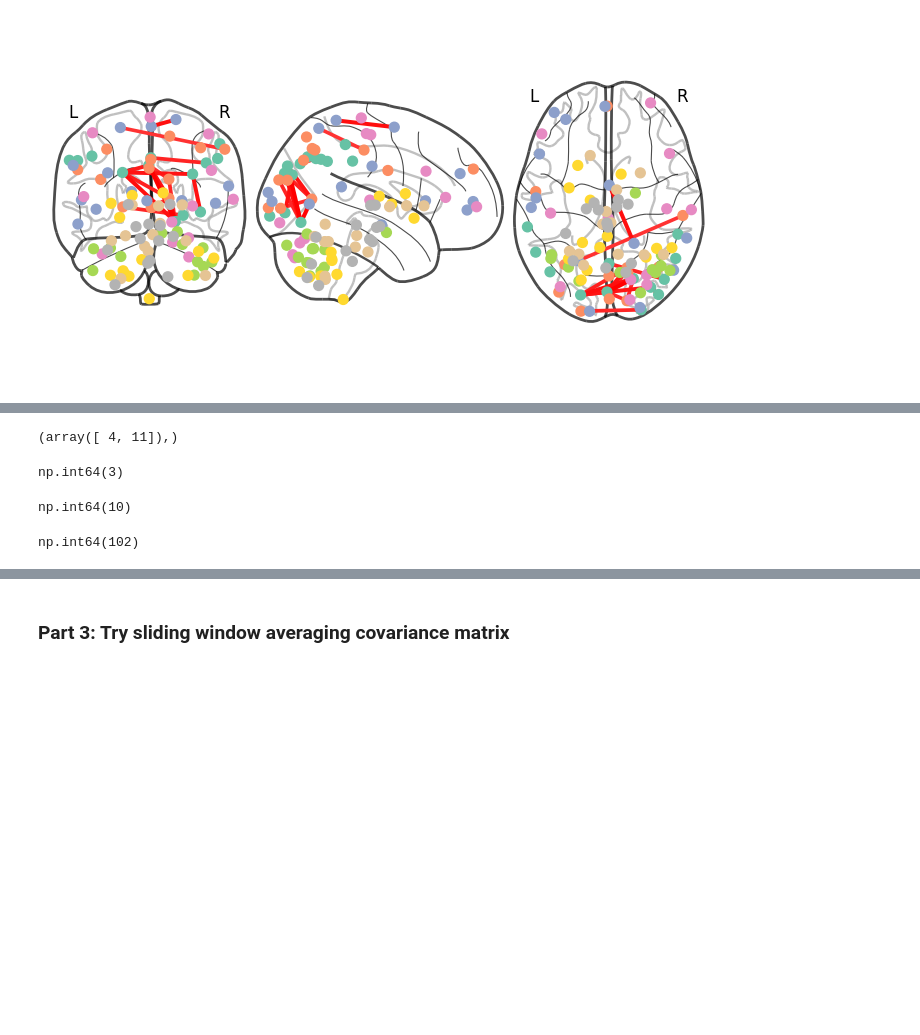
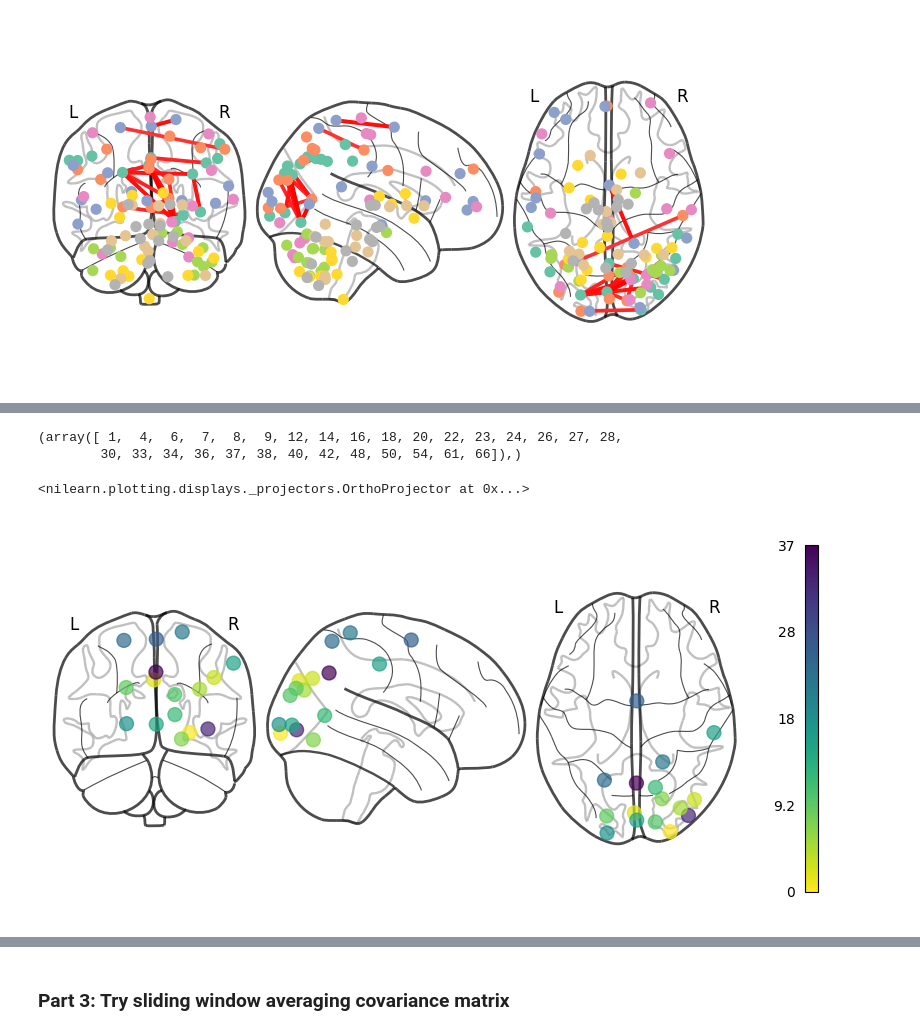
Before and after one commit to vickyli1015/DSC180-Functional-Connectivity-Project, a Jupyter notebook: anastasiya.ipynb, the cells around one changed output, grey strips where cells are left out. Cells and saved outputs as stored; diff of their text form; code cells hidden in the pictures; blank space fills up the shorter version.

```diff
--- a/anastasiya.ipynb
+++ b/anastasiya.ipynb
@@ -205,3 +201,3 @@ np.int64(0)
 # %%
 #find the percentile regions
-np.percentile(abs(combined_covariance.flatten()), 99)
+perc = np.percentile(abs(combined_covariance.flatten()), 98.7)
@@ -214,18 +204,19 @@ np.float64(0.01)
 # %%
-truth = combined_covariance >= 0.64
+truth = combined_covariance >= perc
 index = np.where(truth == True)
 np.where(index[0] != index[1])
 # %% [output]
-(array([ 4, 11]),)
+(array([ 1,  4,  6,  7,  8,  9, 12, 14, 16, 18, 20, 22, 23, 24, 26, 27, 28,
+        30, 33, 34, 36, 37, 38, 40, 42, 48, 50, 54, 61, 66]),)
 # %%
-index[0][4]
+coord = [(index[0][i], index[1][i]) for i in np.where(index[0] != index[1])]
+high_cor_pairings = np.stack(coord[0], axis=1)
-# %% [output]
-np.int64(3)
-# %%
-index[1][4]
-# %% [output]
-np.int64(10)
-# %%
-sum(sum(combined_covariance >= 0.64))
-# %% [output]
-np.int64(102)
+# %%
+unique_regions = list(set(high_cor_pairings.flatten()))
+high_cor_coords = list(map(lambda x: x[1], filter(lambda x: x[0] in unique_regions, enumerate(atlas_coords))))
+# %%
+fig, axs = plt.subplots(nrows=1, figsize=(10, 5))
+plotting.plot_markers(node_values=unique_regions, node_coords=high_cor_coords, axes=axs)
+# %% [output]
+<nilearn.plotting.displays._projectors.OrthoProjector at 0x...>
+[figure, added]
```
Also changed, not shown: parts of 25 cells of this notebook.
